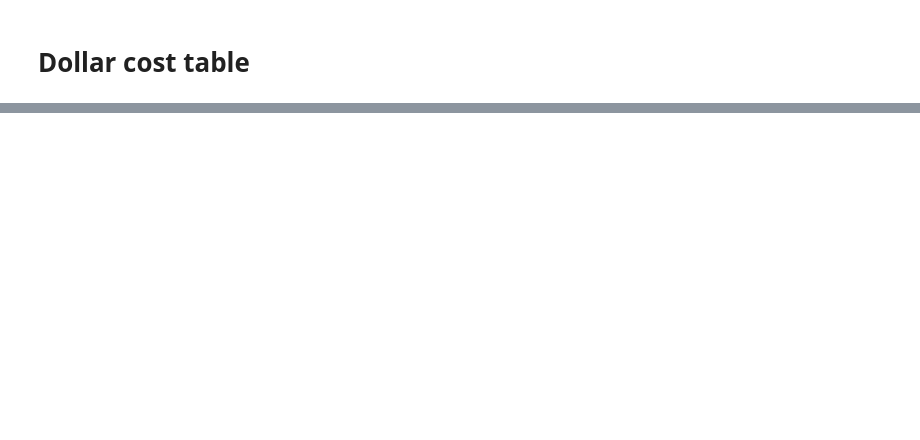
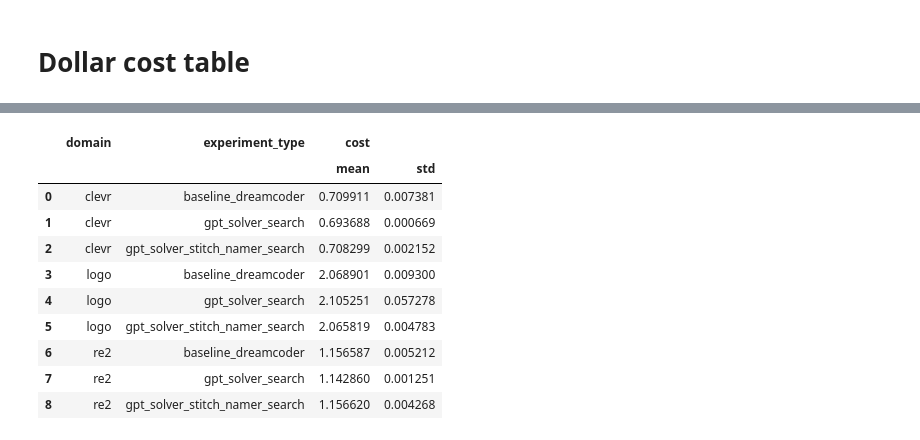
Before and after one commit to gabegrand/lilo, a Jupyter notebook: analysis/analyze_synthesis_experiment_multi_domain.ipynb, the cells around one changed output, grey strips where cells are left out. Cells and saved outputs as stored; diff of their text form; code cells hidden in the pictures; blank space fills up the shorter version.

```diff
--- a/analysis/analyze_synthesis_experiment_multi_domain.ipynb
+++ b/analysis/analyze_synthesis_experiment_multi_domain.ipynb
@@ -358,25 +564,37 @@ df_token_usage_stats_table
 # %%
 df_search_stats = df_infer_programs \
-.query("experiment_type == 'baseline_dreamcoder' or experiment_type == 'gpt_solver_stitch_namer_search'") \
+.query("experiment_type == 'baseline_dreamcoder' or experiment_type == 'gpt_solver_search' or experiment_type == 'gpt_solver_stitch_namer_search'") \
 .query("split == 'train'") \
 .query("model_type == 'amortized_synthesis'") \
 [["domain", "experiment_type", "seed", "iteration", "time_elapsed"]]
 
 df_search_stats = df_search_stats.groupby([
     "domain",
     "experiment_type",
 ]) \
 [["time_elapsed"]] \
 .agg(["mean", "std"]).reset_index()
 
 df_search_stats[("cost", "mean")] = (4.08 / (60*60)) * df_search_stats["time_elapsed"]["mean"]
 df_search_stats[("cost", "std")] = (4.08 / (60*60)) * df_search_stats["time_elapsed"]["std"]
 
 # Drop elapsed time
 df_search_stats = df_search_stats[["domain", "experiment_type", "cost"]]
 
 
 df_search_stats
+# %% [output]
+|  | domain | experiment_type | cost |  |
+|  |  |  | mean | std |
+| 0 | clevr | baseline_dreamcoder | 0.709911 | 0.007381 |
+| 1 | clevr | gpt_solver_search | 0.693688 | 0.000669 |
+| 2 | clevr | gpt_solver_stitch_namer_search | 0.708299 | 0.002152 |
+| 3 | logo | baseline_dreamcoder | 2.068901 | 0.009300 |
+| 4 | logo | gpt_solver_search | 2.105251 | 0.057278 |
+| 5 | logo | gpt_solver_stitch_namer_search | 2.065819 | 0.004783 |
+| 6 | re2 | baseline_dreamcoder | 1.156587 | 0.005212 |
+| 7 | re2 | gpt_solver_search | 1.142860 | 0.001251 |
+| 8 | re2 | gpt_solver_stitch_namer_search | 1.156620 | 0.004268 |
 # %%
 # Convert to table
 df_search_stats_table = analyzer.format_dataframe_camera(df_search_stats)
```
Also changed, not shown: parts of 22 cells of this notebook, 2 other files.
